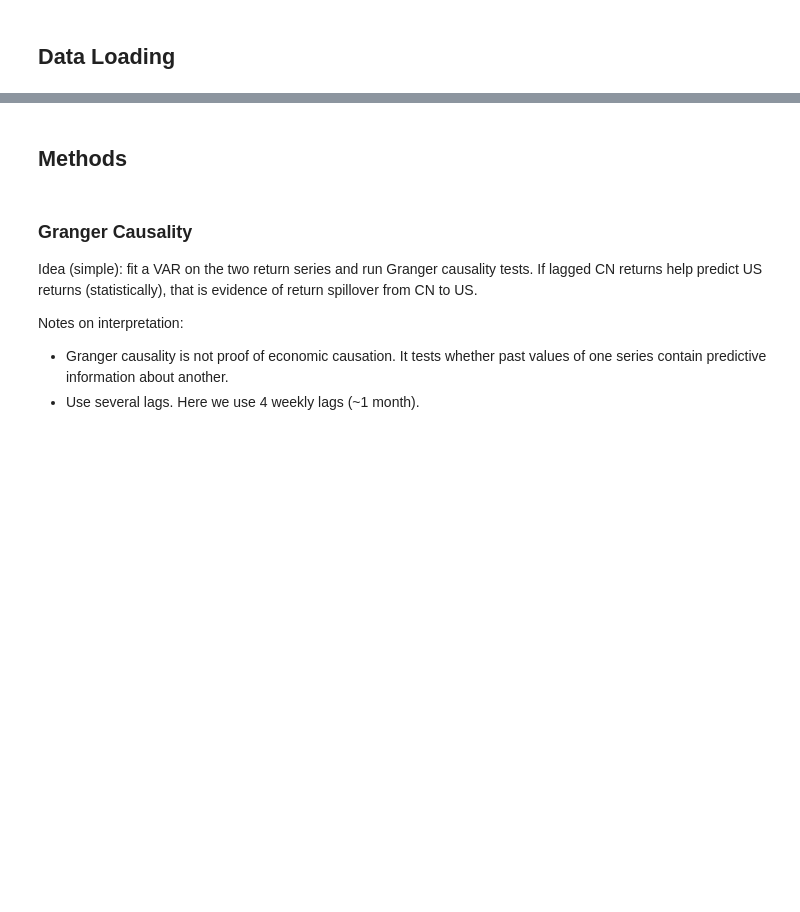
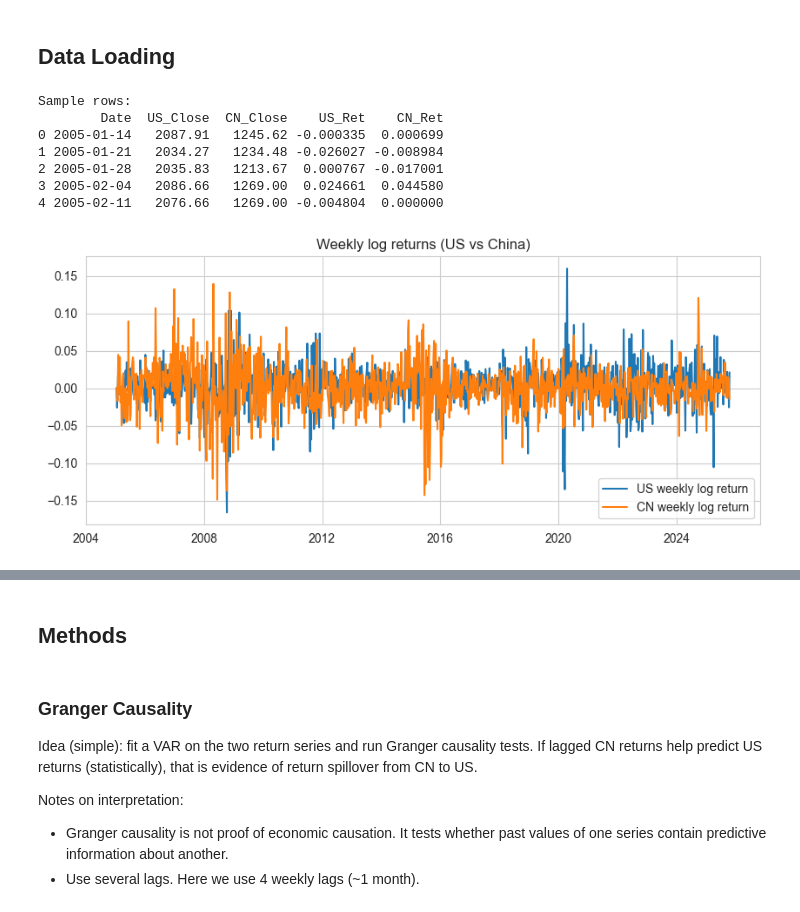
Before and after one commit to N4ims/mandarin-momentum, a Jupyter notebook: analysis.ipynb, the cells around one changed output, grey strips where cells are left out. Cells and saved outputs as stored; diff of their text form; code cells hidden in the pictures; blank space fills up the shorter version.

Commit message:
Analysis test data and adoptions to make it run

```diff
--- a/analysis.ipynb
+++ b/analysis.ipynb
@@ -49,42 +108,45 @@ np.random.seed(42)
 # %% [markdown]
 ## Data Loading
+# %%
+us = pd.read_csv('Project/us_index.csv', parse_dates=['Date']).sort_values('Date')
+cn = pd.read_csv('Project/cn_index.csv', parse_dates=['Date']).sort_values('Date')
+
+us_w = us.set_index('Date')['Close']   # keine Resample nötig
+cn_w = cn.set_index('Date')['Close']
 # %%
-us_path = 'us_index.csv'
-cn_path = 'cn_index.csv'
 
-
-us = pd.read_csv(us_path, parse_dates=['Date']).sort_values('Date')
-cn = pd.read_csv(cn_path, parse_dates=['Date']).sort_values('Date')
 
 
 # Resample both series to weekly (Friday close). If your data is already weekly, this will simply keep it.
 us_w = us.set_index('Date')['Close'].resample('W-FRI').last().ffill()
 cn_w = cn.set_index('Date')['Close'].resample('W-FRI').last().ffill()
 
 
 # Build DataFrame with log returns
 data = pd.DataFrame({'US_Close': us_w, 'CN_Close': cn_w}).dropna()
 # Log returns: simple and commonly used for VAR / GARCH
 data['US_Ret'] = np.log(data['US_Close']).diff()
 data['CN_Ret'] = np.log(data['CN_Close']).diff()
 # drop the first NA after differencing
 data = data.dropna().reset_index().rename(columns={'index': 'Date'})
 
 
 print('Sample rows:')
 print(data.head())
 
 
 plt.figure(figsize=(10,4))
 plt.plot(data['Date'], data['US_Ret'], label='US weekly log return')
 plt.plot(data['Date'], data['CN_Ret'], label='CN weekly log return')
 plt.legend()
 plt.title('Weekly log returns (US vs China)')
 plt.show()
-
-# %%
-# Prepare data and fit VAR
-var_data = data[['US_Ret', 'CN_Ret']].set_index(data['Date'])
-model = VAR(var_data)
-res = model.fit(4)
-print(res.summary())
+# %% [output]
+Sample rows:
+        Date  US_Close  CN_Close    US_Ret    CN_Ret
+0 2005-01-14   2087.91   1245.62 -0.000335  0.000699
+1 2005-01-21   2034.27   1234.48 -0.026027 -0.008984
+2 2005-01-28   2035.83   1213.67  0.000767 -0.017001
+3 2005-02-04   2086.66   1269.00  0.024661  0.044580
+4 2005-02-11   2076.66   1269.00 -0.004804  0.000000
+[figure, added]
```
Also changed, not shown: parts of 13 cells of this notebook, 2 other files.
